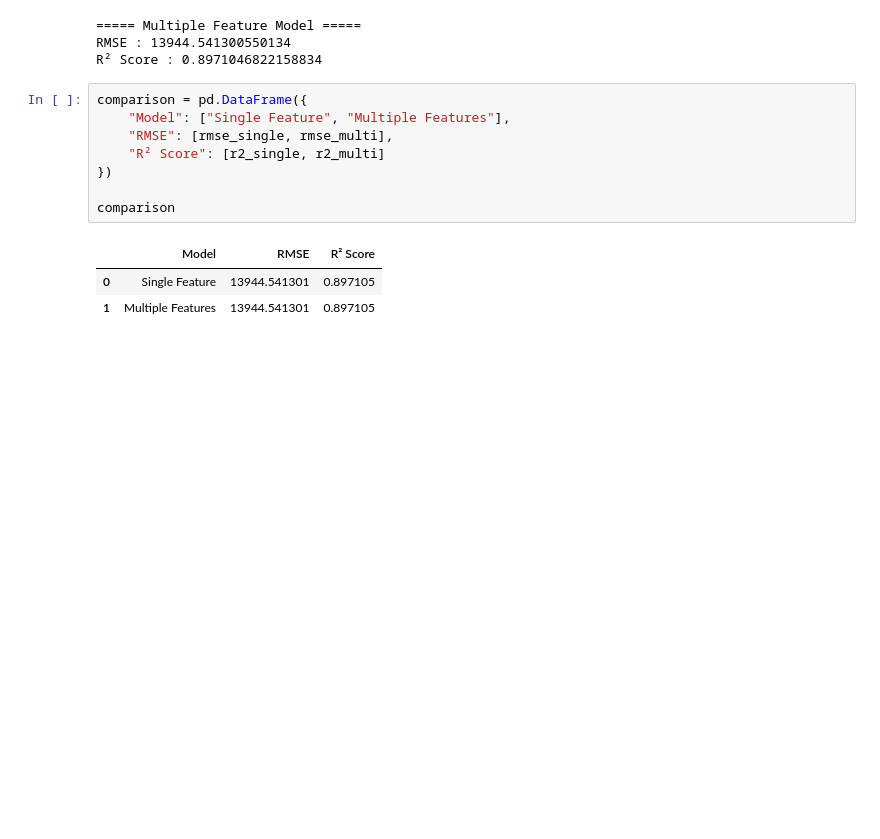
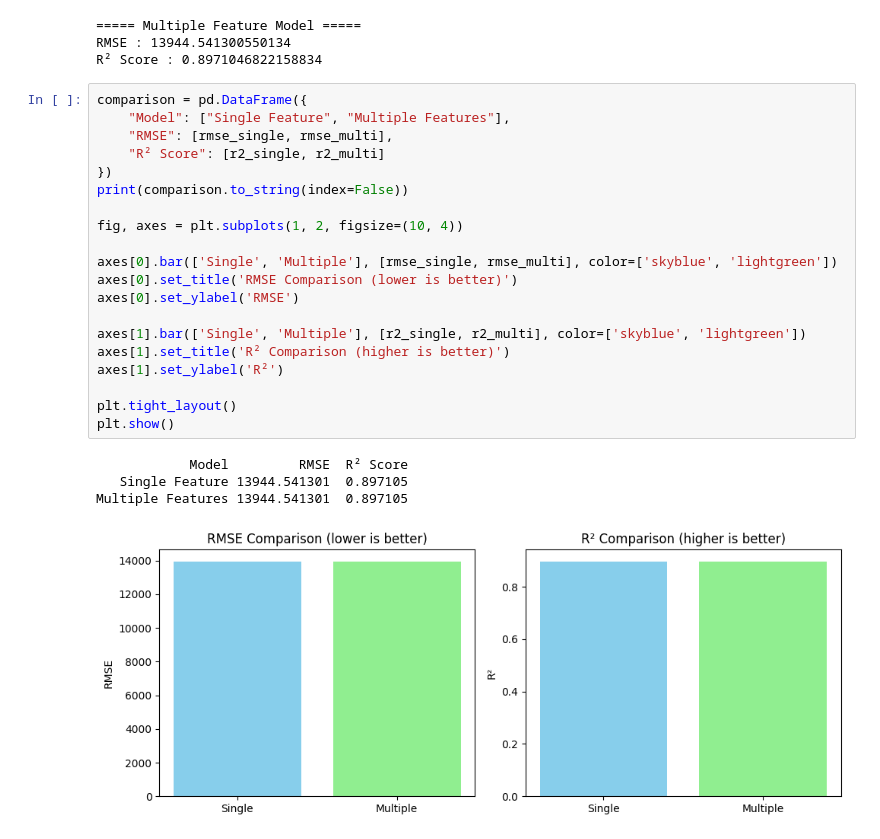
Before and after one commit to AmalkiFernando/salary_predict, a Jupyter notebook: notebook.ipynb, the cells around one changed output. Cells and saved outputs as stored; diff of their text form; blank space fills up the shorter version.

Commit message:
till save model

```diff
--- a/notebook.ipynb
+++ b/notebook.ipynb
@@ -197,12 +197,25 @@ R² Score : 0.8971046822158834
 # %%
 comparison = pd.DataFrame({
     "Model": ["Single Feature", "Multiple Features"],
     "RMSE": [rmse_single, rmse_multi],
     "R² Score": [r2_single, r2_multi]
 })
+print(comparison.to_string(index=False))
 
-comparison
+fig, axes = plt.subplots(1, 2, figsize=(10, 4))
+
+axes[0].bar(['Single', 'Multiple'], [rmse_single, rmse_multi], color=['skyblue', 'lightgreen'])
+axes[0].set_title('RMSE Comparison (lower is better)')
+axes[0].set_ylabel('RMSE')
+
+axes[1].bar(['Single', 'Multiple'], [r2_single, r2_multi], color=['skyblue', 'lightgreen'])
+axes[1].set_title('R² Comparison (higher is better)')
+axes[1].set_ylabel('R²')
+
+plt.tight_layout()
+plt.show()
 # %% [output]
-|  | Model | RMSE | R² Score |
-| 0 | Single Feature | 13944.541301 | 0.897105 |
-| 1 | Multiple Features | 13944.541301 | 0.897105 |
+            Model         RMSE  R² Score
+   Single Feature 13944.541301  0.897105
+Multiple Features 13944.541301  0.897105
+[figure, added]
```
Also changed, not shown: parts of 3 cells of this notebook.
